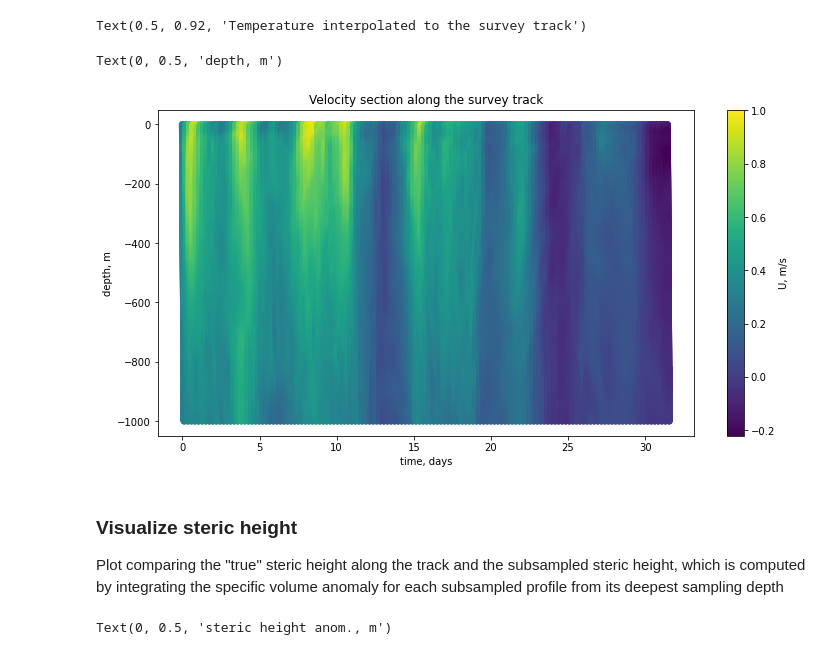
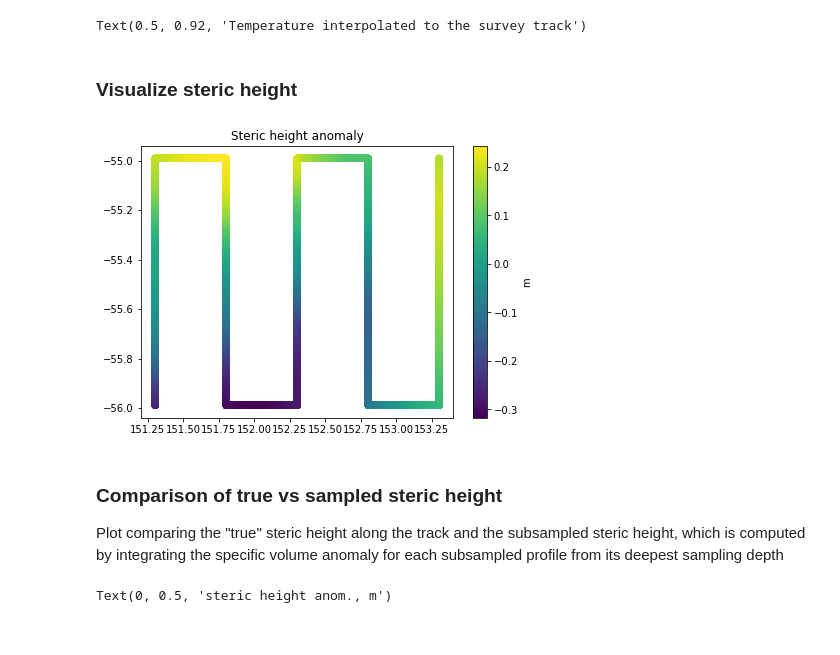
Before and after one commit to kdrushka/model-subsampling, a Jupyter notebook: swot_osses.ipynb, the cells around one changed output. Cells and saved outputs as stored; diff of their text form; code cells hidden in the pictures.

```diff
--- a/swot_osses.ipynb
+++ b/swot_osses.ipynb
@@ -182,18 +153,18 @@ fig.colorbar(p).set_label('Temperature ($^o$C)')
 ax.set_title('Temperature interpolated to the survey track')
 # %% [output]
 Text(0.5, 0.92, 'Temperature interpolated to the survey track')
-# %%
-## Visualize a section as a function of time/depth
-%matplotlib inline
-fig = plt.figure(figsize=(12, 6))
-plt.scatter(sdata.time, sdata.dep, c=sdata.U.data)
-plt.title('Velocity section along the survey track')
-plt.colorbar().set_label('U, m/s')
-plt.xlabel('time, days')
-plt.ylabel('depth, m')
-# %% [output]
-Text(0, 0.5, 'depth, m')
-[figure, removed]
+# %% [markdown]
+### Visualize steric height
+# %%
+%matplotlib inline
+sh_anom = sh_true.values - sh_true.values.mean()
+plt.figure(figsize=(7,5))
+sho = plt.scatter(survey_track.lon, survey_track.lat, c=sh_anom)
+plt.title('Steric height anomaly')
+plt.colorbar(sho).set_label('m')
+plt.show()
+# %% [output]
+[figure, added]
 # %% [markdown]
-### Visualize steric height
+### Comparison of true vs sampled steric height
 Plot comparing the "true" steric height along the track and the subsampled steric height, which is computed by integrating the specific volume anomaly for each subsampled profile from its deepest sampling depth
```
Also changed, not shown: parts of 6 cells of this notebook.
